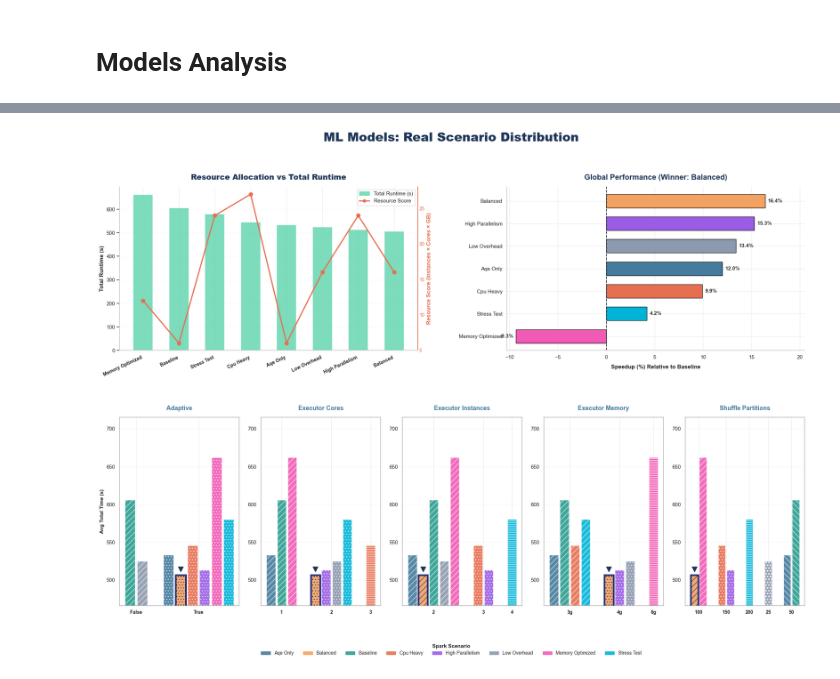
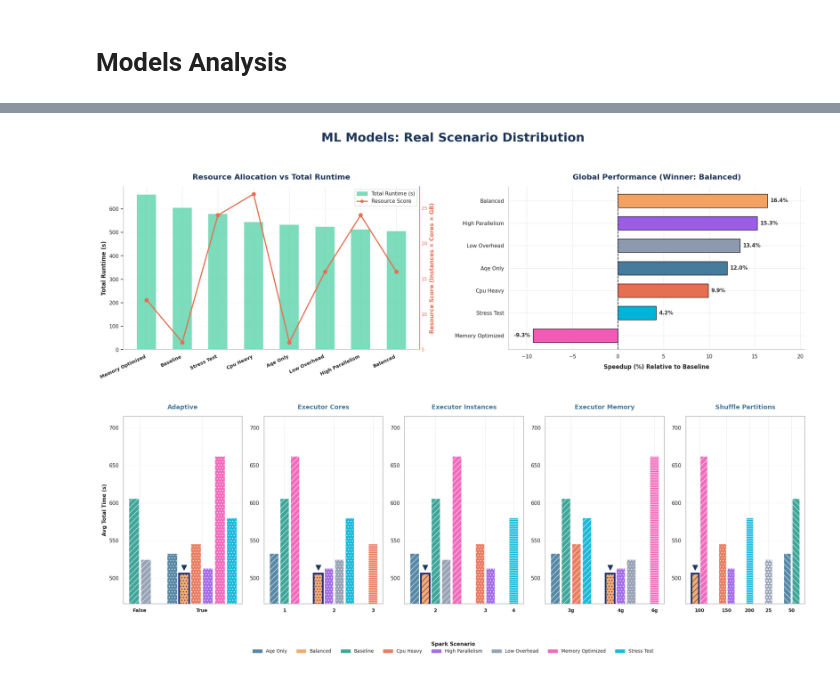
Before and after one commit to Mariana-rc01/SparkAndDrive, a Jupyter notebook: results&performance.ipynb, the cells around one changed output, grey strips where cells are left out. Saved outputs shown, nothing was run; the diff lists cells and outputs as text; code cells hidden in the pictures.

Commit message:
fix xlim on the last dashboard

```diff
--- a/results&performance.ipynb
+++ b/results&performance.ipynb
@@ -2004,7 +2004,7 @@ bars = ax_perf.barh(scenario_perf['spark_mode'].str.replace('_', ' ').str.title(
                     color=bar_colors, edgecolor='black', height=0.6)
 
 ax_perf.axvline(0, color='#2b2d42', linestyle='--', linewidth=1.5)
-ax_perf.set_xlim(min(-4, scenario_perf['improvement_pct'].min() * 1.1),
+ax_perf.set_xlim(-12,
                  scenario_perf['improvement_pct'].max() * 1.25)
 
 ax_perf.bar_label(bars, fmt='%.1f%%', padding=6, fontweight='bold', fontsize=11, color='#333333')
@@ -2069,31 +2069,31 @@ for ax, comp in zip(axes, component_cols):
     ax.set_xticklabels(x_labels, fontsize=10, fontweight='bold')
     ax.set_title(comp.replace('_', ' ').title(), fontsize=13, fontweight='bold', pad=15, color='#457b9d')
     ax.set_ylim(y_min, y_max)
     ax.grid(axis='y', linestyle='-', alpha=0.4, zorder=0)
 
     for spine in ax.spines.values():
         spine.set_visible(True)
         spine.set_color('#b0b0b0')
         spine.set_linewidth(1.2)
 
     if ax == axes[0]:
         ax.set_ylabel("Avg Total Time (s)", fontsize=11, fontweight='bold')
     else:
         ax.tick_params(axis='y', left=False)
 
 # LEGEND
 handles = [
     mpatches.Patch(color=SCENARIO_COLORS.get(scen, '#cccccc'),
                    label=scen.replace('_', ' ').title(), alpha=0.9)
     for scen in scenarios
 ]
 
 fig.legend(
     handles=handles, title="Spark Scenario",
     title_fontproperties={'weight': 'bold', 'size': 11},
     loc='lower center', bbox_to_anchor=(0.5, 0.01), ncol=8, frameon=False, fontsize=10
 )
 
 plt.show()
 # %% [output]
-[figure, old version]
+[figure, new version]
```
Also changed, not shown: parts of 11 cells of this notebook.
